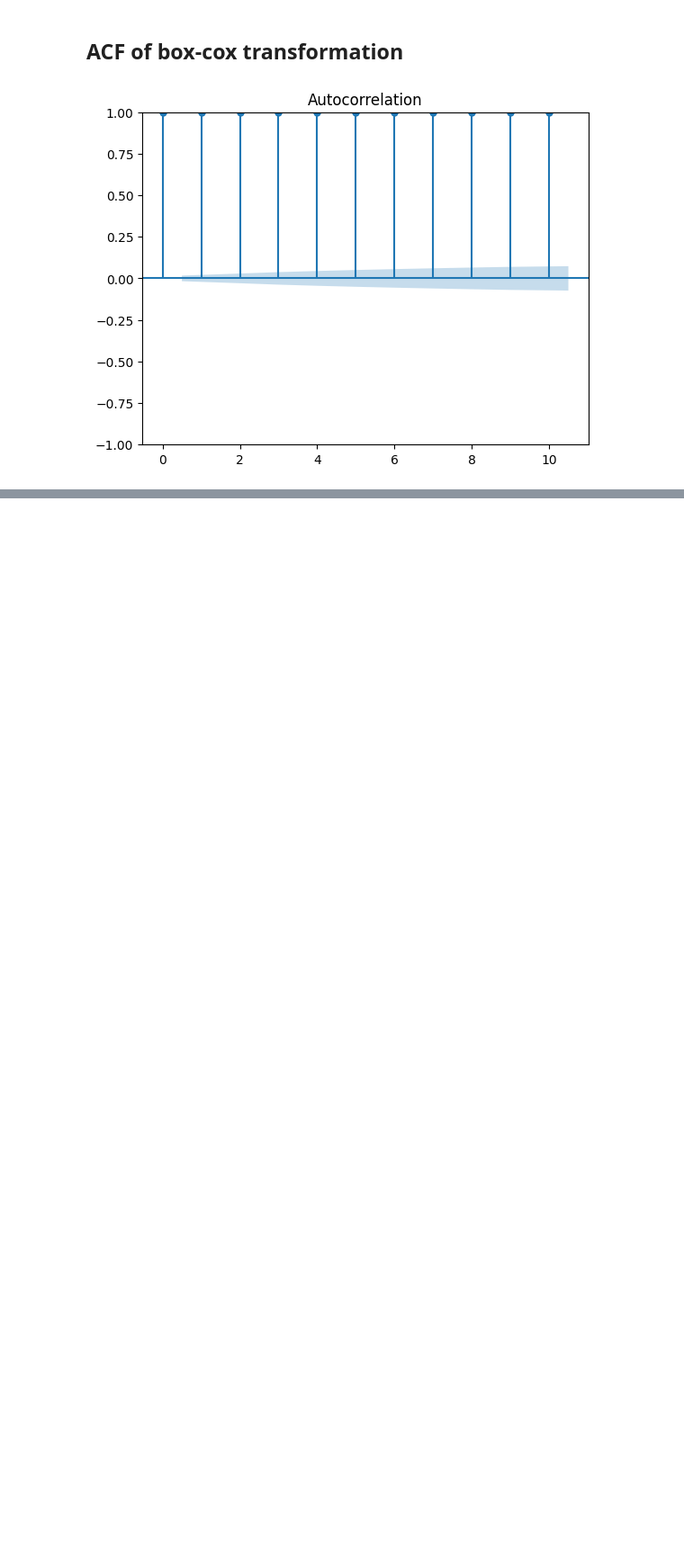
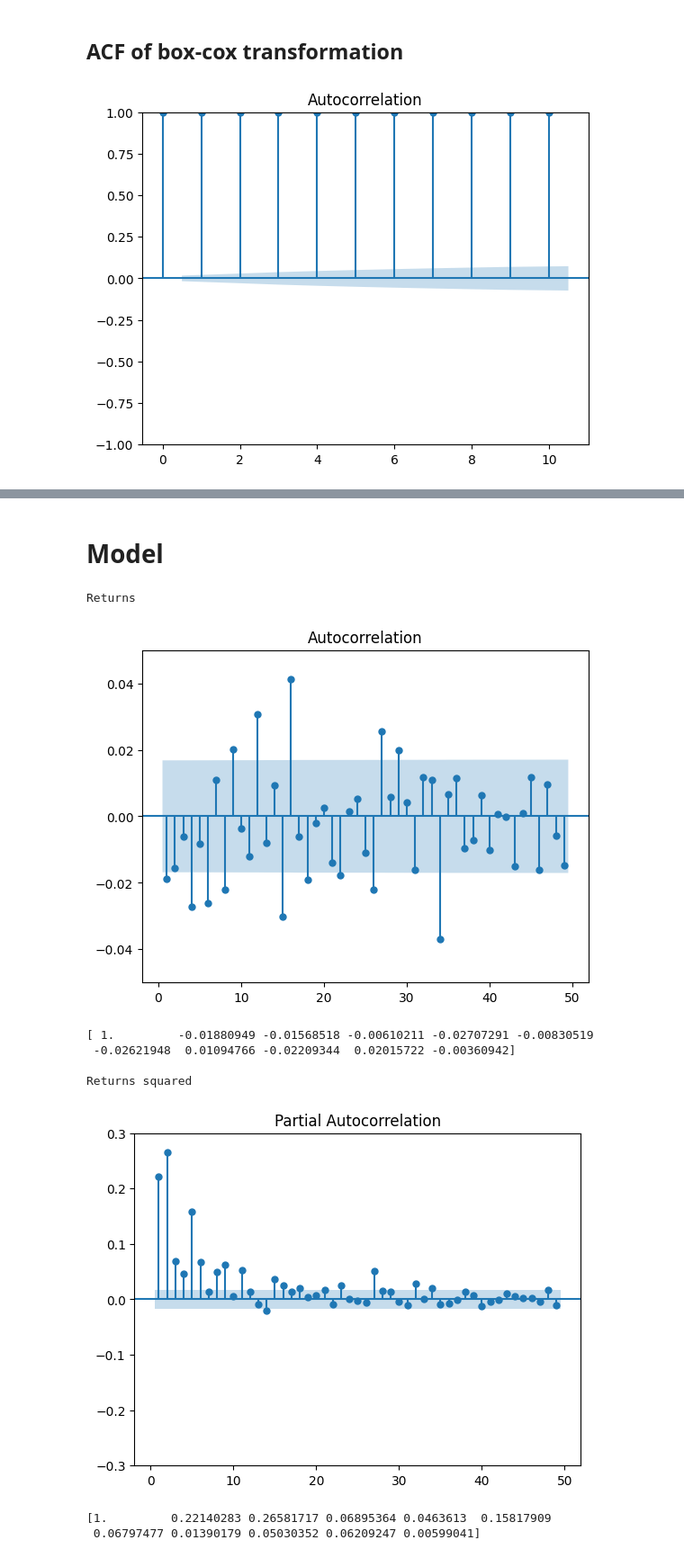
Before and after one commit to TheNoobGoda/time_series_project, a Jupyter notebook: yahoo_stock.ipynb, the cells around one changed output, grey strips where cells are left out. Shown at 90% size. Saved outputs shown, nothing was run; the diff lists cells and outputs as text; code cells hidden in the pictures; blank space fills up the shorter version.

Commit message:
started modeling

```diff
--- a/yahoo_stock.ipynb
+++ b/yahoo_stock.ipynb
@@ -347,0 +370,30 @@ plt.show()
+# %% [markdown]
+# Model
+# %%
+returns = df['adjclose'].pct_change()
+returns = returns[1:] *100
+returns_sqr = list(map(lambda x:x*x,returns))
+# %%
+print("Returns")
+acf= sm.tsa.acf(returns,nlags=10)
+fig = tsaplots.plot_acf(returns, lags=range(1,50))
+plt.ylim(-0.05,0.05)
+plt.show()
+print(acf)
+
+print("\nReturns squared")
+pacf= sm.tsa.pacf(returns_sqr,nlags=10)
+fig = tsaplots.plot_pacf(returns_sqr, lags=range(1,50))
+plt.ylim(-0.3,0.3)
+plt.show()
+print(pacf)
+# %% [output]
+Returns
+[figure, added]
+[ 1.         -0.01880949 -0.01568518 -0.00610211 -0.02707291 -0.00830519
+ -0.02621948  0.01094766 -0.02209344  0.02015722 -0.00360942]
+
+Returns squared
+[figure, added]
+[1.         0.22140283 0.26581717 0.06895364 0.0463613  0.15817909
+ 0.06797477 0.01390179 0.05030352 0.06209247 0.00599041]
```
Also changed, not shown: parts of 27 cells of this notebook, 1 other file.
